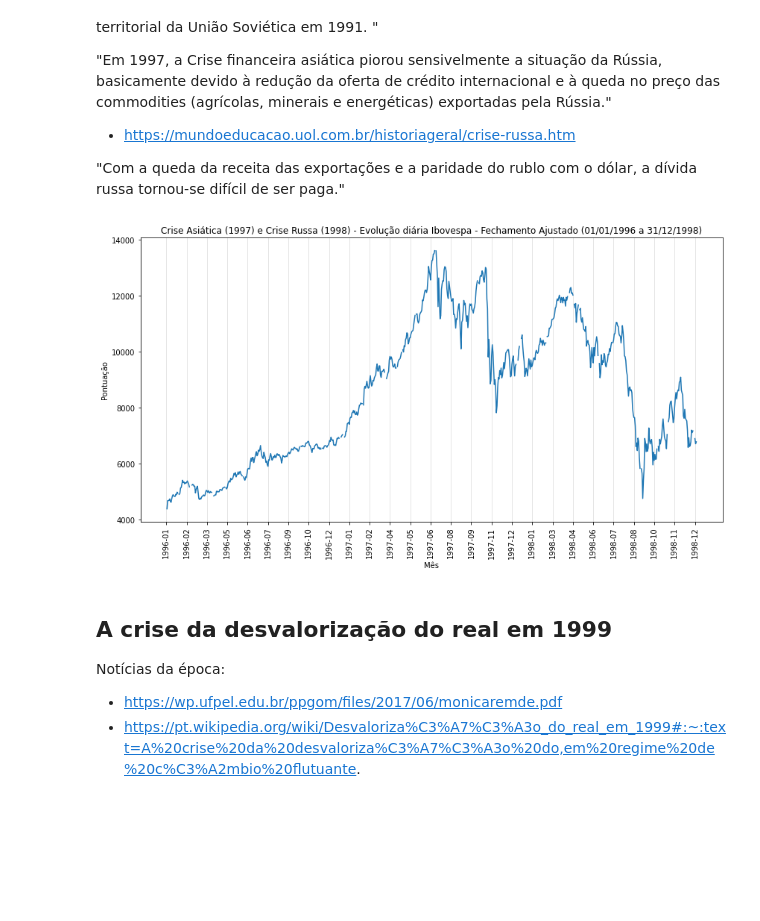
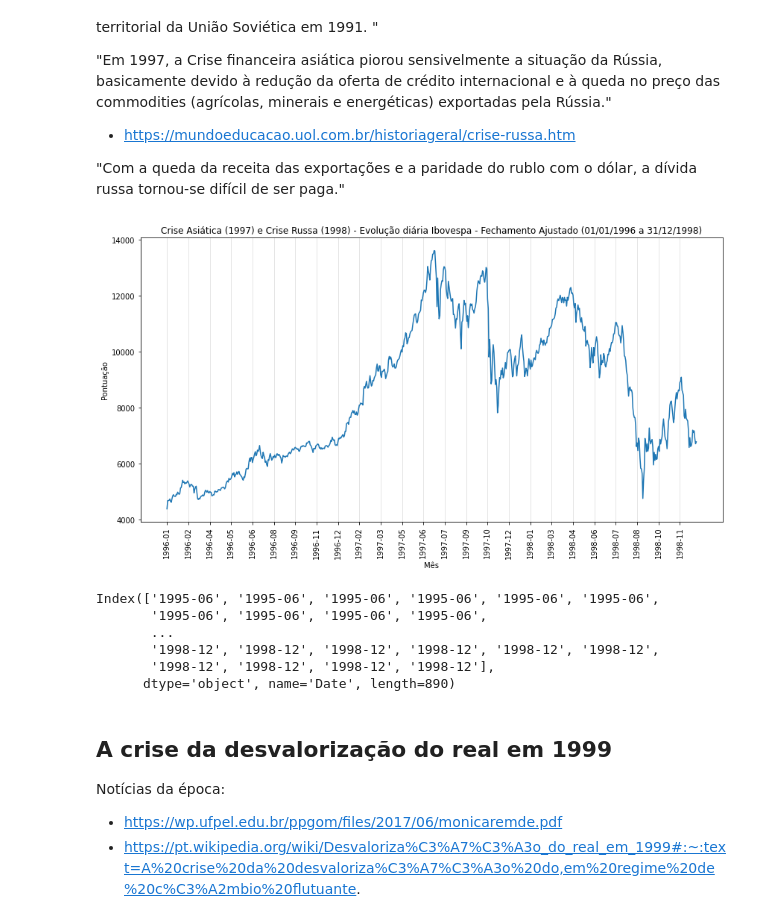
Before and after one commit to deboraaires/analise_Ibovespa, a Jupyter notebook: Análise_do_IBOVESPA.ipynb, the cells around one changed output. Cells and saved outputs as stored; diff of their text form; code cells hidden in the pictures; blank space fills up the shorter version.

```diff
--- a/Análise_do_IBOVESPA.ipynb
+++ b/Análise_do_IBOVESPA.ipynb
@@ -57,6 +57,9 @@ ibovespa.head()
 | 3 | 1993-05-03 | 24.100000 | 24.400000 | 23.799999 | 24.100000 | 24.100000 | 0.0 |
 | 4 | 1993-05-04 | 24.100000 | 25.000000 | 24.100000 | 24.900000 | 24.900000 | 0.0 |
 # %%
+#remove valores nulos do conjunto de dados
+ibovespa = ibovespa.loc[~ibovespa["Adj Close"].isnull()]
+
 # set_index() seleciona uma coluna para ser o índice do DataFrame
 ibovespa = ibovespa.set_index("Date")
 ibovespa.head()
@@ -188,24 +193,33 @@ A crise econômica foi agravada pelo colapso político da URSS e a desintegraç
 
 "Com a queda da receita das exportações e a paridade do rublo com o dólar, a dívida russa tornou-se difícil de ser paga."
 # %%
-# Visão de 01/06/1995 a 31/12/1998
-ax = ibovespa["Adj Close"].iloc[698:1481].plot(figsize=(14,7));
+# Visão de 01/01/1996 a 31/12/1998
+ax = ibovespa["Adj Close"].loc["1996-01-01":"1998-12-31"].plot(figsize=(14,7));
 plt.title("Crise Asiática (1997) e Crise Russa (1998) - Evolução diária Ibovespa - Fechamento Ajustado (01/01/1996 a 31/12/1998)");
 plt.xlabel("Mês");
 plt.ylabel("Pontuação");
 
 # remove os dias e mese no label deixando somente ano
-labels = ibovespa.index.str[:7]
+labels = ibovespa.loc["1996-01-01":"1998-12-31"].index.str[:7]
 
 #Coloca uma quantidade maior de informações no eixo x e rotaciona 90 graus
 ax.set_xticks(np.arange(0, ax.lines[0].get_xdata()[-1]+1, 30));
-ax.set_xticklabels(labels[np.arange(698, 1481, 30)]);
+ax.set_xticklabels(labels[np.arange(0, ax.lines[0].get_xdata()[-1]+1, 30)]);
 plt.xticks(rotation=90);
 
 # adiciona grid para facilitar visualização dos valores das barras
 ax.xaxis.grid(True, linestyle='-', which='major', color='grey', alpha=.25)
 # %% [output]
-[figure, old version]
+[figure, new version]
+# %%
+ibovespa.loc["1995-06-01":"1998-12-31"].index.str[:7]
+# %% [output]
+Index(['1995-06', '1995-06', '1995-06', '1995-06', '1995-06', '1995-06',
+       '1995-06', '1995-06', '1995-06', '1995-06',
+       ...
+       '1998-12', '1998-12', '1998-12', '1998-12', '1998-12', '1998-12',
+       '1998-12', '1998-12', '1998-12', '1998-12'],
+      dtype='object', name='Date', length=890)
 # %% [markdown]
 ## A crise da desvalorização do real em 1999
 Notícias da época:
```
Also changed, not shown: parts of 4 cells of this notebook.
